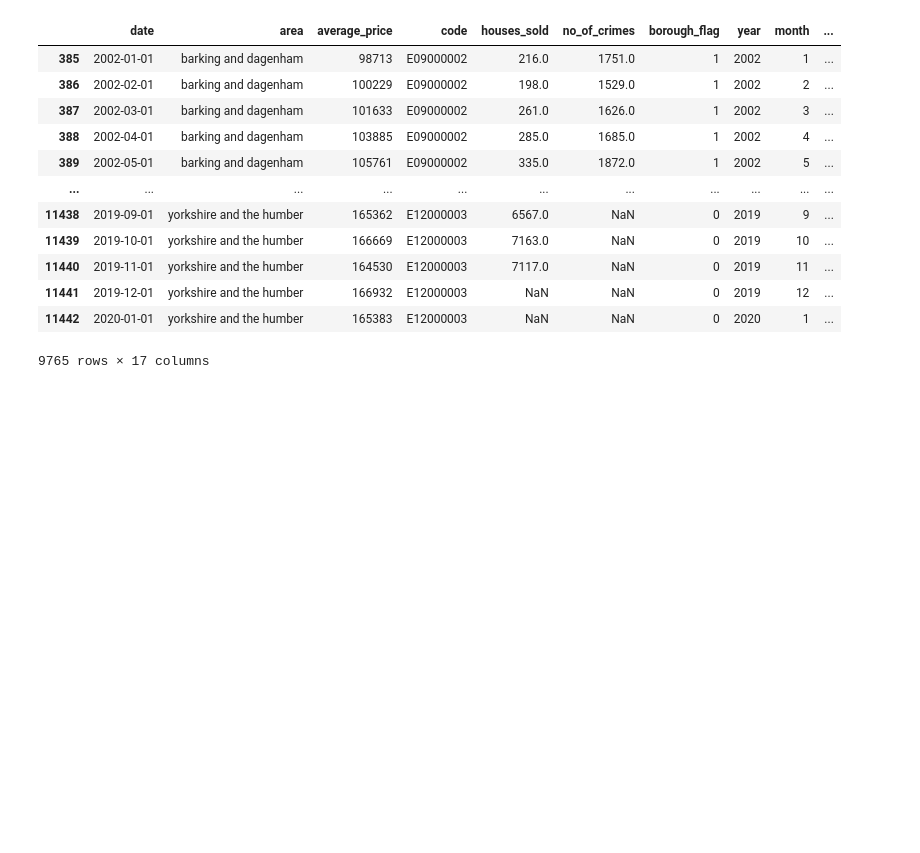
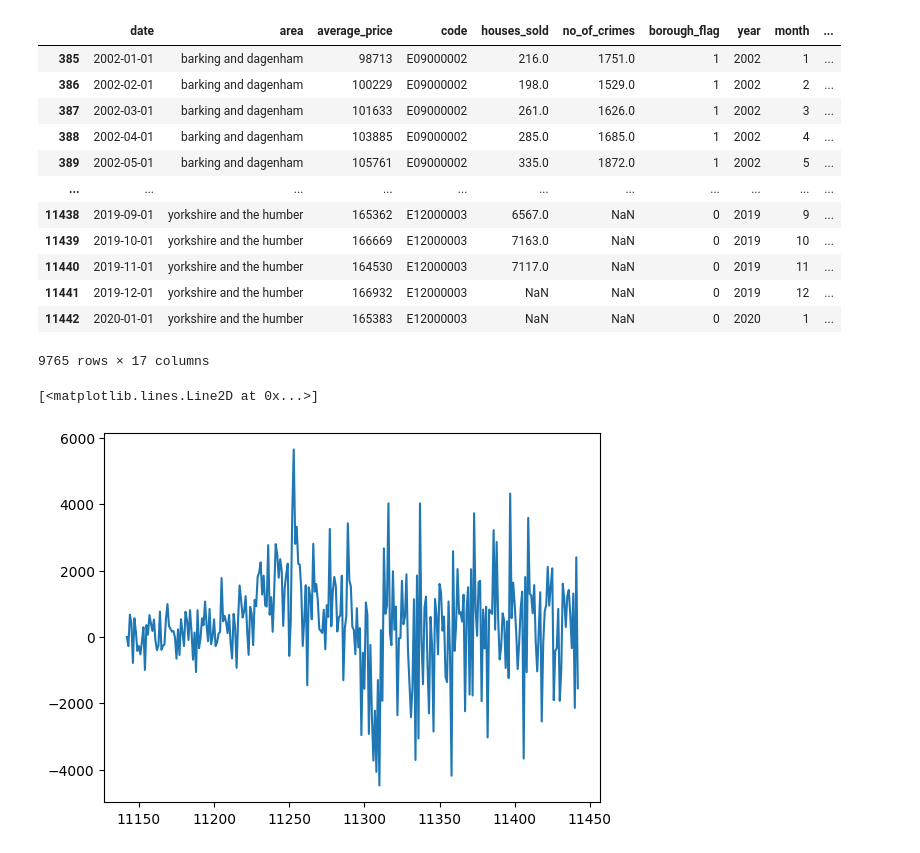
Before and after one commit to hlu109/math462_project, a Jupyter notebook: scripts/data_exploration.ipynb, the cells around one changed output. Cells and saved outputs as stored; diff of their text form; code cells hidden in the pictures; blank space fills up the shorter version.

```diff
--- a/scripts/data_exploration.ipynb
+++ b/scripts/data_exploration.ipynb
@@ -350,3 +327,10 @@ monthly_data[monthly_data.year >= 2002]
 | 11441 | 2019-12-01 | yorkshire and the humber | 166932 | E12000003 | NaN | NaN | 0 | 2019 | 12 | ... |
 | 11442 | 2020-01-01 | yorkshire and the humber | 165383 | E12000003 | NaN | NaN | 0 | 2020 | 1 | ... |
 9765 rows × 17 columns
+# %%
+# plot deltas between each data point
+a = 'yorkshire and the humber'
+plt.plot(monthly_data.loc[monthly_data.area==a, 'average_price_d1'])
+# %% [output]
+[<matplotlib.lines.Line2D at 0x...>]
+[figure, added]
```
Also changed, not shown: parts of 16 cells of this notebook, 2 other files.
